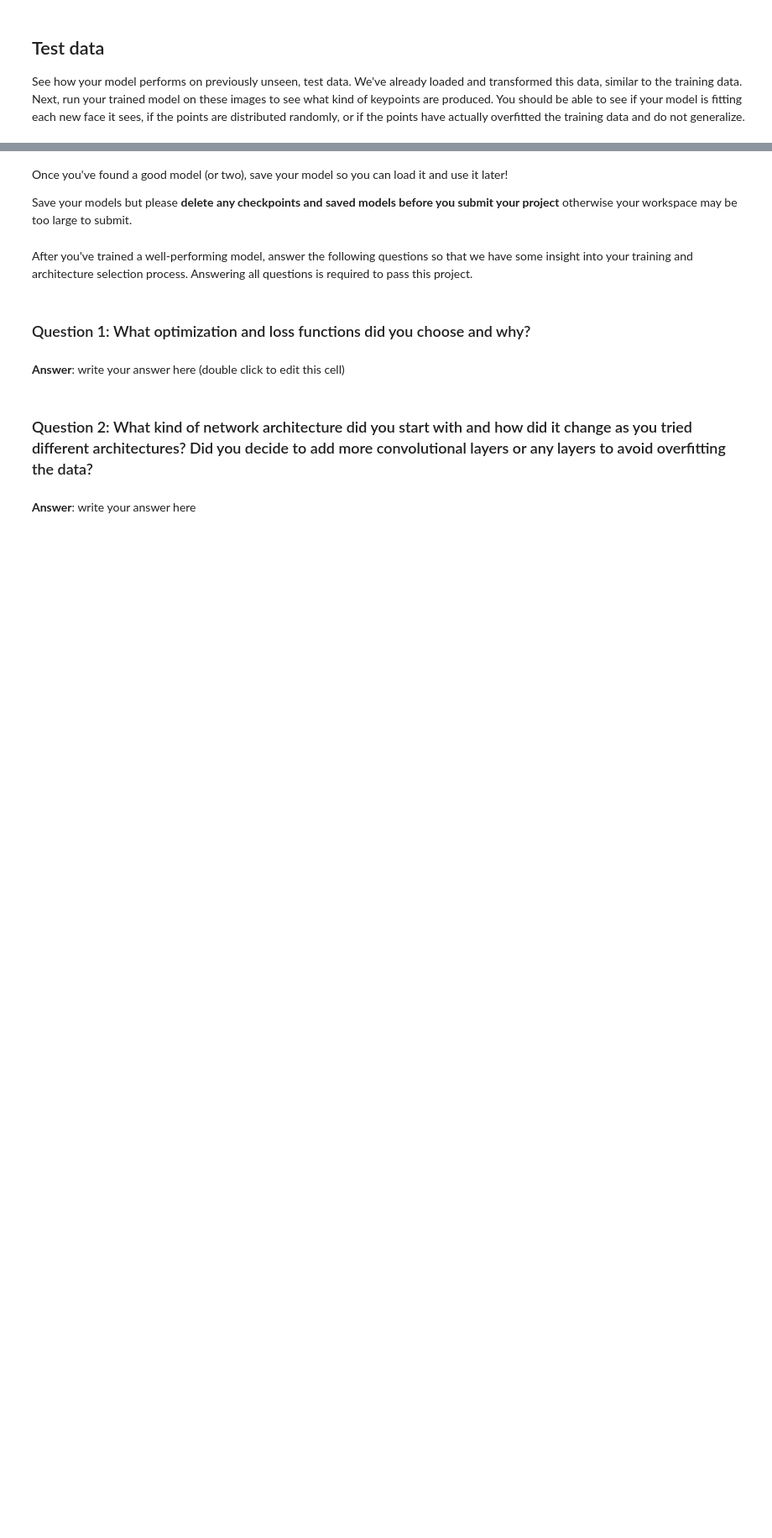
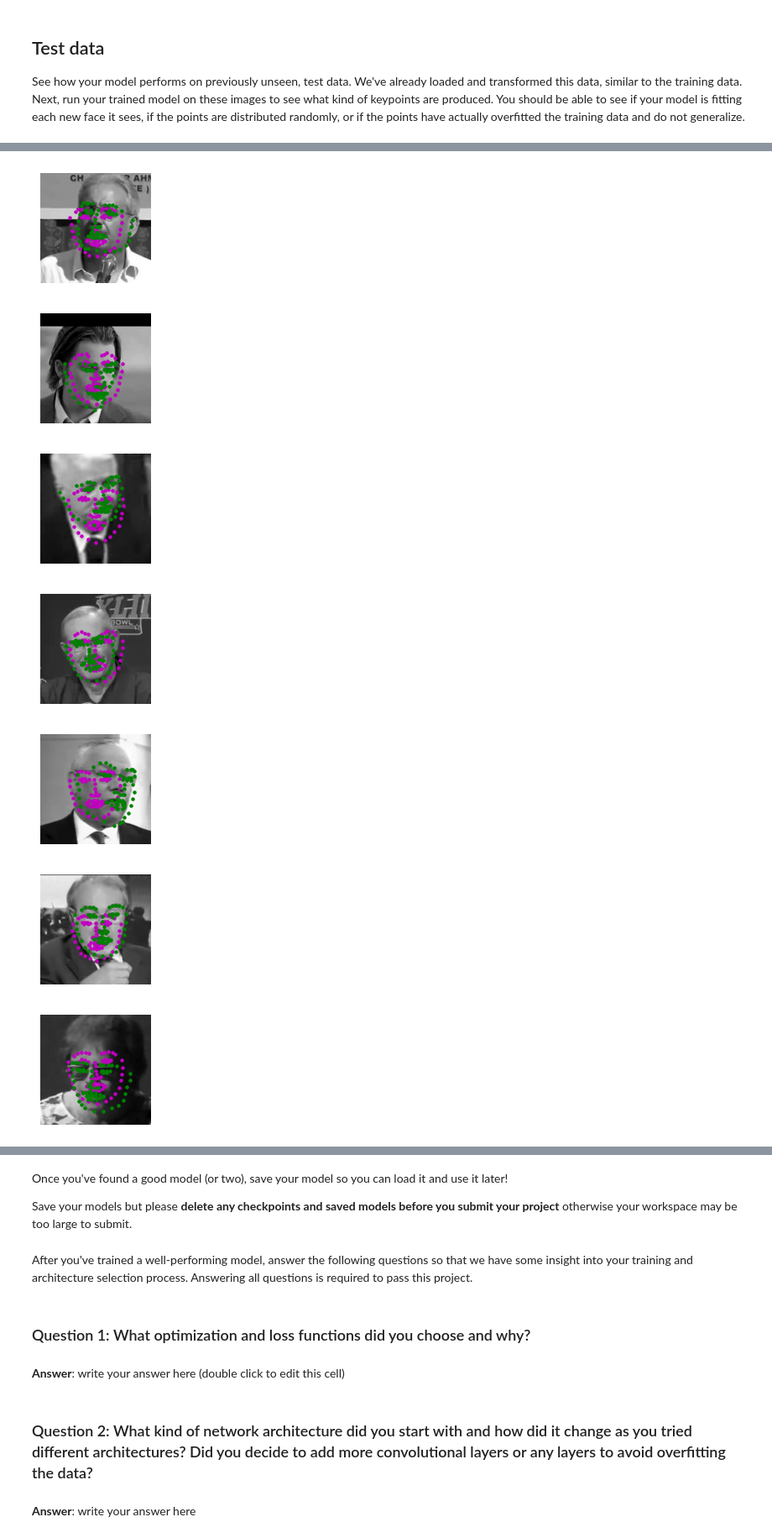
Before and after one commit to damiansp/cpu_vis, a Jupyter notebook: udacity/computer_vis_nano/computer_vision/project/2_define_network_architecture.ipynb, the cells around one changed output, grey strips where cells are left out. Shown at 84% size. Cells and saved outputs as stored; diff of their text form; code cells hidden in the pictures; blank space fills up the shorter version.

```diff
--- a/udacity/computer_vis_nano/computer_vision/project/2_define_network_architecture.ipynb
+++ b/udacity/computer_vis_nano/computer_vision/project/2_define_network_architecture.ipynb
@@ -114,8 +114,8 @@ print('Using device:', device)
 
 ## TODO: Once you've define the network, you can instantiate it
 # one example conv layer has been provided for you
-net = Net()
-net2 = Net2()
+#net = Net()
+net = Net2()
 net.to(device)
 print(net)
 # %% [output]
@@ -258,7 +239,10 @@ def net_sample_output():
     for i, sample in enumerate(test_loader):
         images = sample['image'].to(device)
         key_pts = sample['keypoints'].to(device)
-        images = images.type(torch.cuda.FloatTensor)
+        ft = (
+            torch.FloatTensor if device.type == 'cpu'
+            else torch.cuda.FloatTensor)
+        images = images.type(ft)
         output_pts = net(images)
         # reshape to batch_size x 68 x 2 pts
         output_pts = output_pts.view(output_pts.size()[0], 68, -1)
@@ -403,0 +436,10 @@ print(gt_pts.size())
+# %%
+visualize_output(test_images, test_outputs, gt_pts)
+# %% [output]
+[figure, added]
+[figure, added]
+[figure, added]
+[figure, added]
+[figure, added]
+[figure, added]
+[figure, added]
```
Also changed, not shown: parts of 12 cells of this notebook, 1 other file.
